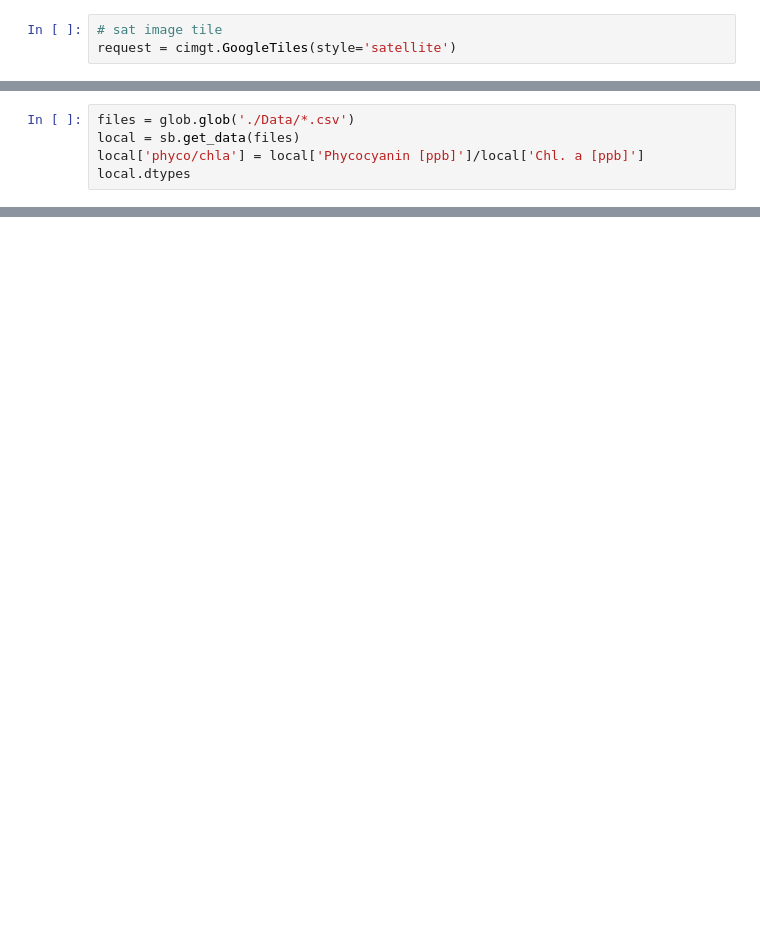
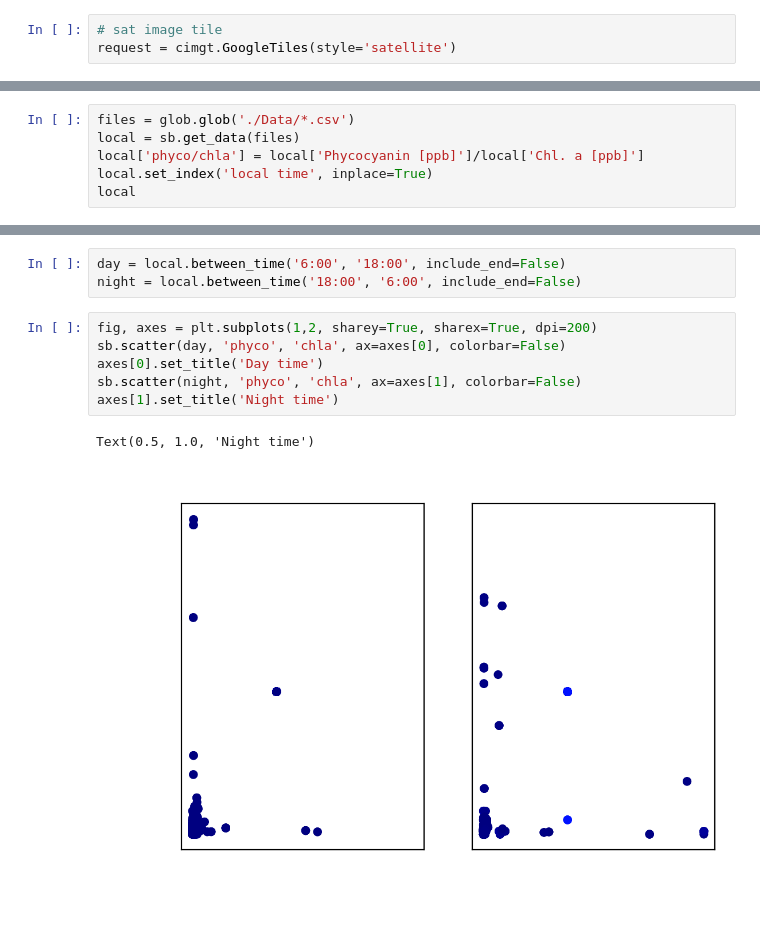
Before and after one commit to vrx-/navocean, a Jupyter notebook: local.ipynb, the cells around one changed output, grey strips where cells are left out. Cells and saved outputs as stored; diff of their text form; blank space fills up the shorter version.

```diff
--- a/local.ipynb
+++ b/local.ipynb
@@ -22,5 +19,6 @@ date_vars: variables to be parsed as dates, default set
 files = glob.glob('./Data/*.csv')
 local = sb.get_data(files)
 local['phyco/chla'] = local['Phycocyanin [ppb]']/local['Chl. a [ppb]']
-local.dtypes
+local.set_index('local time', inplace=True)
+local
 # %% [output]
@@ -202,0 +39,12 @@ The 'inframe' parameter of draw() was deprecated in Matplotlib 3.3 and will be r
+# %%
+day = local.between_time('6:00', '18:00', include_end=False)
+night = local.between_time('18:00', '6:00', include_end=False)
+# %%
+fig, axes = plt.subplots(1,2, sharey=True, sharex=True, dpi=200)
+sb.scatter(day, 'phyco', 'chla', ax=axes[0], colorbar=False)
+axes[0].set_title('Day time')
+sb.scatter(night, 'phyco', 'chla', ax=axes[1], colorbar=False)
+axes[1].set_title('Night time')
+# %% [output]
+Text(0.5, 1.0, 'Night time')
+[figure, added]
```
Also changed, not shown: parts of 19 cells of this notebook.
